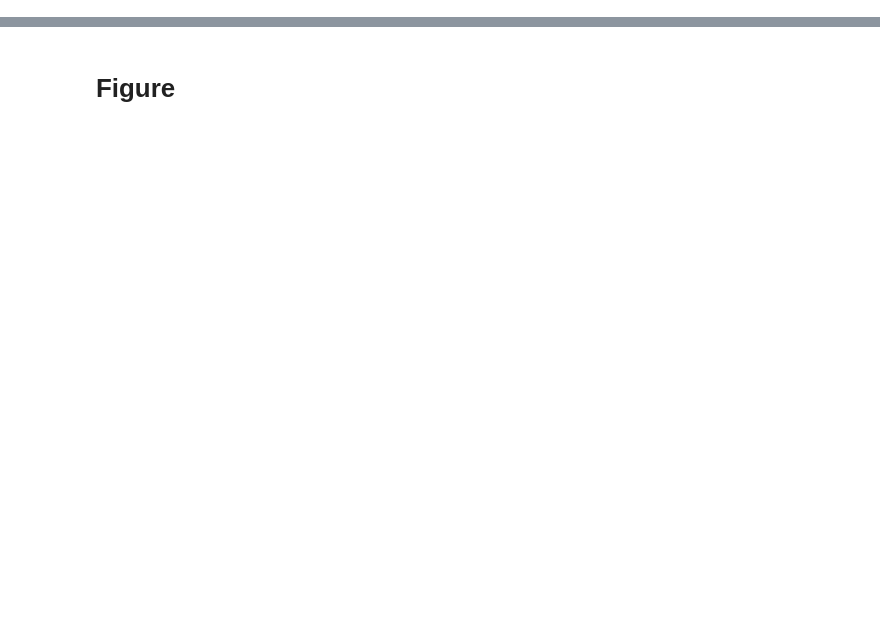
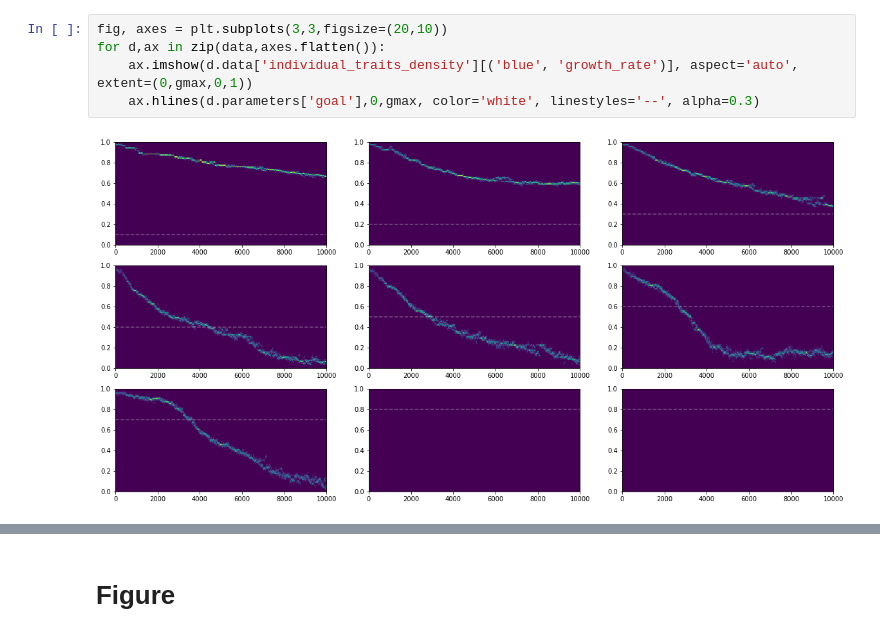
Before and after one commit to elifesciences-publications/estaudel, a Jupyter notebook: evolution_of_heredity/heritability.ipynb, the cells around one changed output, grey strips where cells are left out. Drawn from its saved outputs; the diff is of its cells as text; blank space fills up the shorter version.

```diff
--- a/evolution_of_heredity/heritability.ipynb
+++ b/evolution_of_heredity/heritability.ipynb
@@ -14,0 +64,7 @@ data = [escaffolding.load(x) for x in glob.glob("out/heritability*.pkle") if 'la
+# %%
+fig, axes = plt.subplots(3,3,figsize=(20,10))
+for d,ax in zip(data,axes.flatten()):
+    ax.imshow(d.data['individual_traits_density'][('blue', 'growth_rate')], aspect='auto', extent=(0,gmax,0,1))
+    ax.hlines(d.parameters['goal'],0,gmax, color='white', linestyles='--', alpha=0.3)
+# %% [output]
+[figure, added]
```
Also changed, not shown: parts of 12 cells of this notebook.
